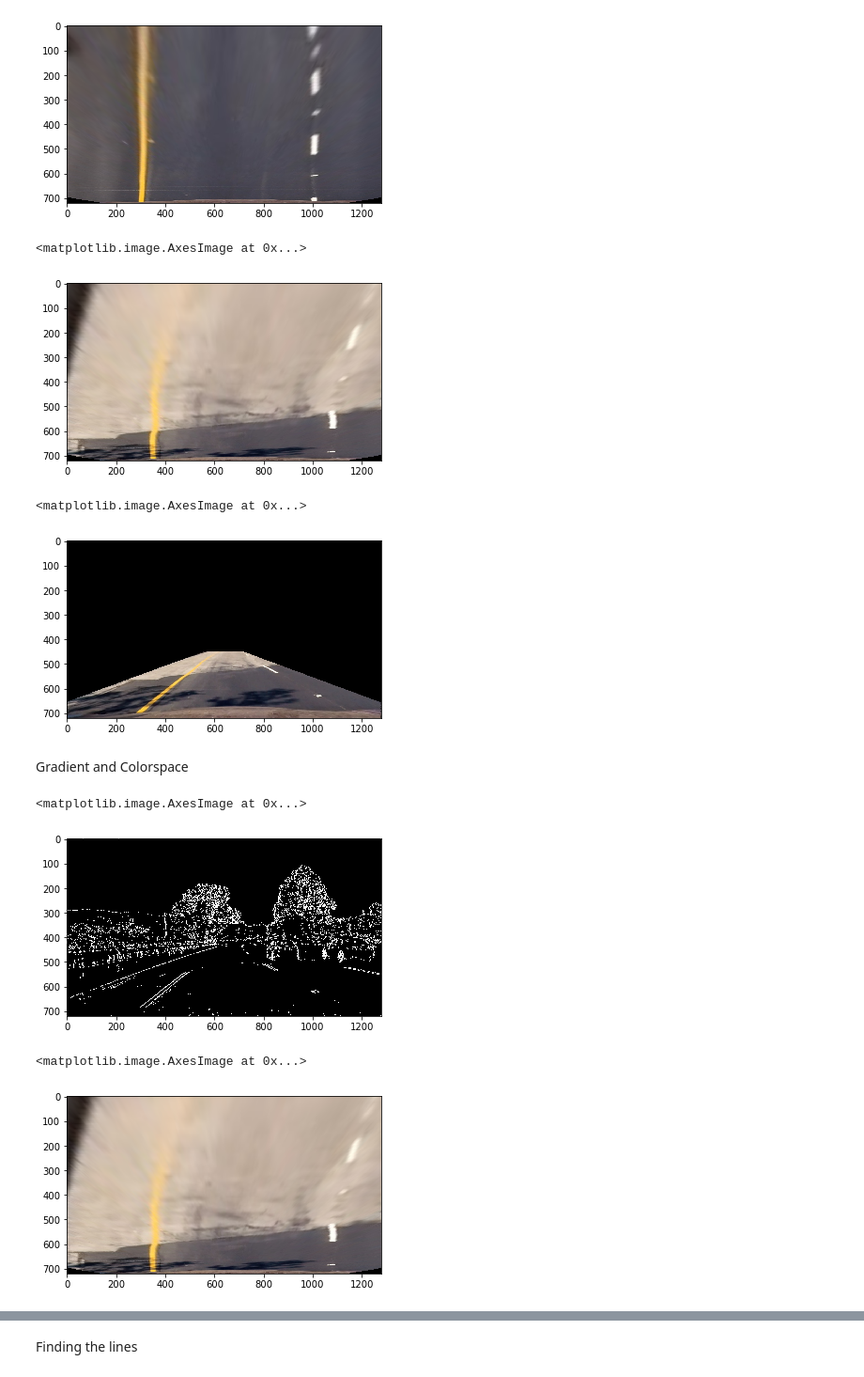
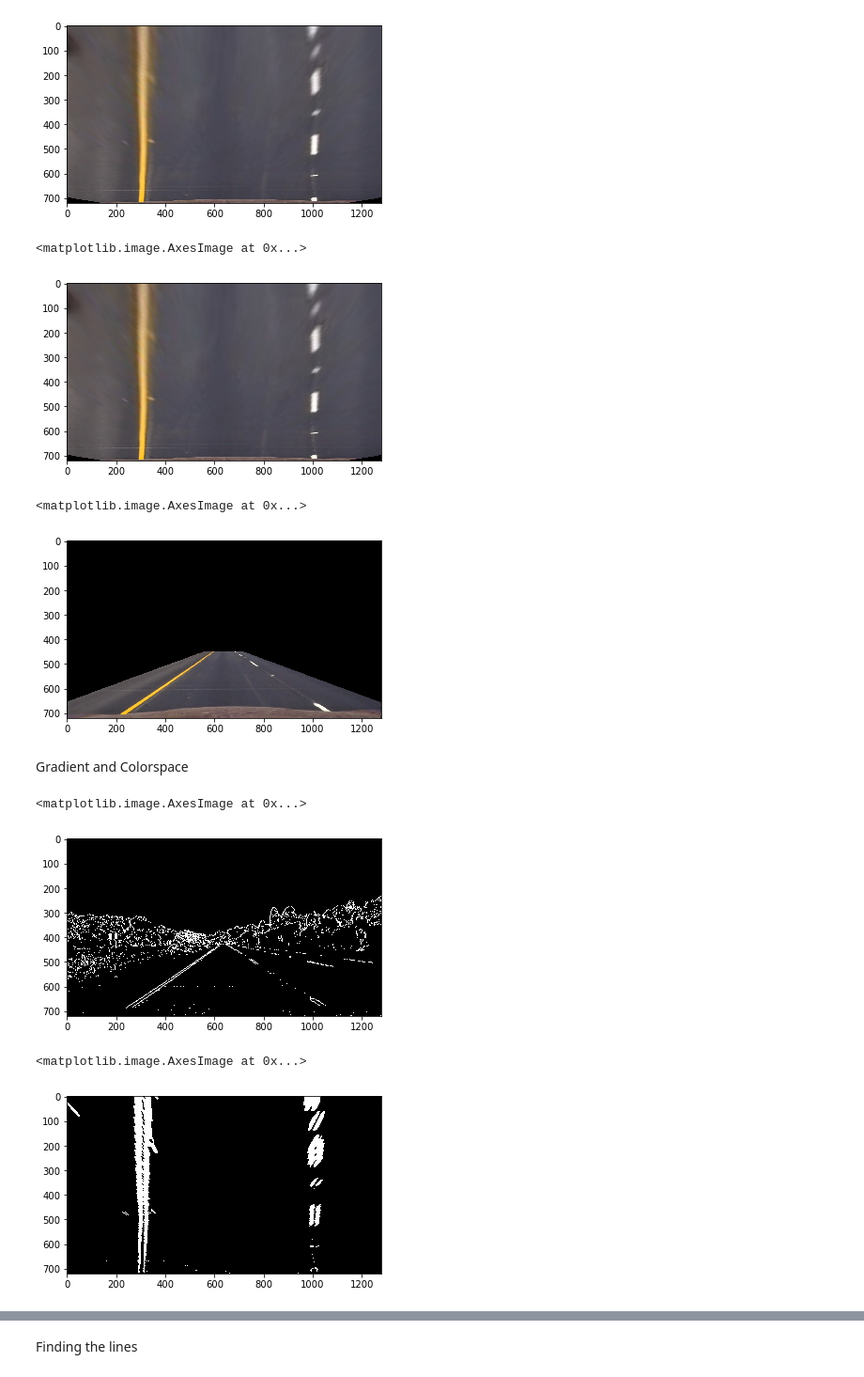
Before and after one commit to ben-blazado/CarND-Advanced-Lane-Lines, a Jupyter notebook: sandbox.ipynb, the cells around one changed output, grey strips where cells are left out. Shown at 94% size. Cells and saved outputs as stored; diff of their text form; code cells hidden in the pictures.

Commit message:
prev line working
Former-commit-id: 59d649a7fbc409e52fd42684bfedfe4cae4cee9c

```diff
--- a/sandbox.ipynb
+++ b/sandbox.ipynb
@@ -339,18 +358,18 @@ plt.imshow(warped)
 <matplotlib.image.AxesImage at 0x...>
 [figure]
 # %%
-curved_img = mpimg.imread('test_images/test4.jpg')
+curved_img = mpimg.imread('test_images/straight_lines1.jpg')
 warped = camera.warpPerspective(curved_img)
 plt.imshow(warped)
 # %% [output]
 <matplotlib.image.AxesImage at 0x...>
-[figure, old version]
+[figure, new version]
 # %%
 unwarped = camera.unwarpPerspective(warped)
 plt.imshow(unwarped)
 # %% [output]
 <matplotlib.image.AxesImage at 0x...>
-[figure, old version]
+[figure, new version]
 # %% [markdown]
 Gradient and Colorspace
 # %%
@@ -417,13 +436,13 @@ x_mask = masker.Sobel_x(curved_img)
 plt.imshow(x_mask, cmap='gray')
 # %% [output]
 <matplotlib.image.AxesImage at 0x...>
-[figure, old version]
+[figure, new version]
 # %%
 x_warped = camera.warpPerspective(x_mask)
-plt.imshow(warped, cmap='gray')
+plt.imshow(x_warped, cmap='gray')
 # %% [output]
 <matplotlib.image.AxesImage at 0x...>
-[figure, old version]
+[figure, new version]
 # %%
 s_mask = masker.s_channel(curved_img)
 plt.imshow(s_mask, cmap='gray')
```
Also changed, not shown: parts of 15 cells of this notebook, 1 other file.
